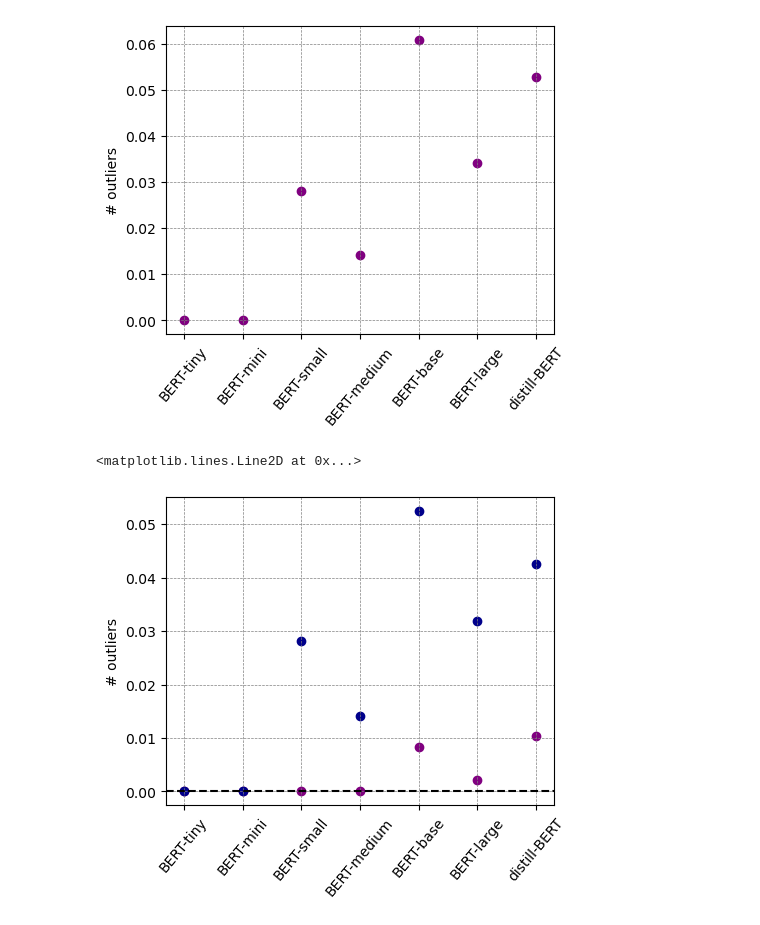
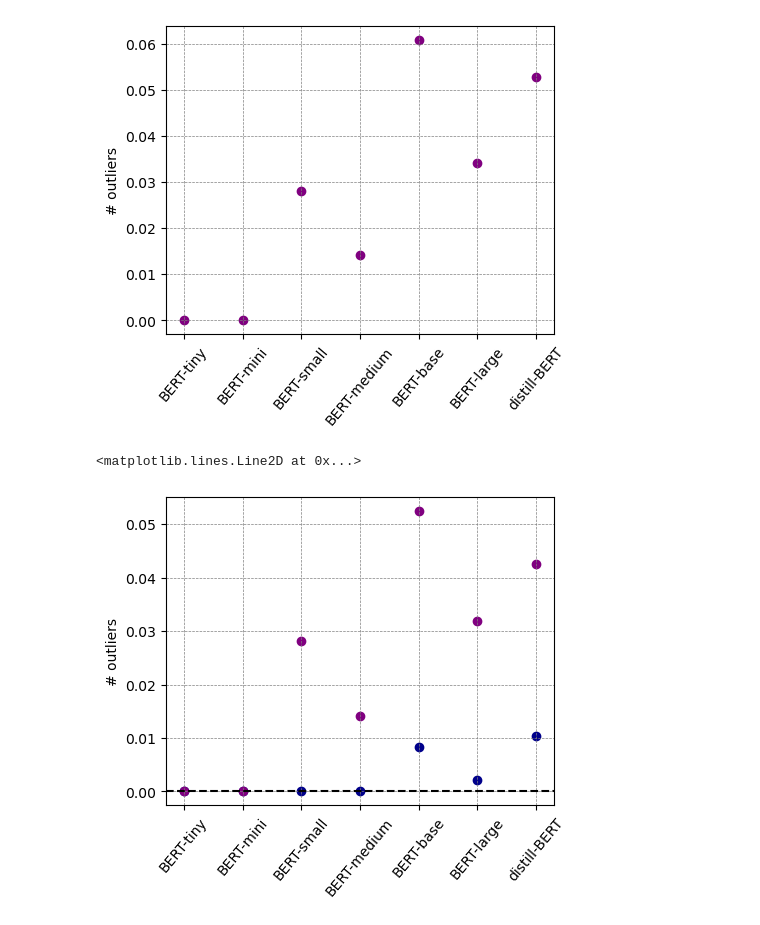
Before and after one commit to matteosaponati/attention-geometry, a Jupyter notebook: scripts/language-models/symmetry-score-pretrained/BERT.ipynb, the cells around one changed output. Cells and saved outputs as stored; diff of their text form; code cells hidden in the pictures.

Commit message:
update scripts for new visualization tool

```diff
--- a/scripts/language-models/symmetry-score-pretrained/BERT.ipynb
+++ b/scripts/language-models/symmetry-score-pretrained/BERT.ipynb
@@ -46,6 +16,8 @@ if os.path.isfile(dir):
         models = pickle.load(file)
 else: models = {}
 # %%
+path = ["encoder.layer[", "].attention.self.query.weight", "].attention.self.key.weight"]
+
 'BERT tiny (l = 2, d = 128, h = 2 ; 4.40M parameters)'
 dh = 64
 l = 2
@@ -53,7 +25,7 @@ d = 128
 h = d // dh
 
 model = AutoModel.from_pretrained("google/bert_uncased_L-2_H-128_A-2")
-score_List= get_scores(d, l, h, dh, model)
+score_List= get_scores(d, l, h, dh, model, path)
 models['BERT-tiny'] = [l, d, h, dh, score_List]
 
 'BERT mini (l = 4, d = 256, h = 4 ; 11.3M parameters)'
@@ -63,7 +35,7 @@ d = 256
 h = d // dh
 
 model = AutoModel.from_pretrained("google/bert_uncased_L-4_H-256_A-4")
-score_List= get_scores(d, l, h, dh, model)
+score_List= get_scores(d, l, h, dh, model, path)
 models['BERT-mini'] = [l, d, h, dh, score_List]
 
 'BERT small (l = 4, d = 512, h = 8 ; 29.1M parameters)'
@@ -73,7 +45,7 @@ d = 512
 h = d // dh
 
 model = AutoModel.from_pretrained("google/bert_uncased_L-4_H-512_A-8")
-score_List= get_scores(d, l, h, dh, model)
+score_List= get_scores(d, l, h, dh, model, path)
 models['BERT-small'] = [l, d, h, dh, score_List]
 
 'BERT medium (l = 8, d = 512, h = 8 ; 41.7M parameters)'
@@ -83,7 +55,7 @@ d = 512
 h = d // dh
 
 model = AutoModel.from_pretrained("google/bert_uncased_L-8_H-512_A-8")
-score_List= get_scores(d, l, h, dh, model)
+score_List= get_scores(d, l, h, dh, model, path)
 models['BERT-medium'] = [l, d, h, dh, score_List]
 
 'BERT base (l = 12, d = 768, h = 12 ; 110M parameters)'
@@ -93,7 +65,7 @@ d = 768
 h = d // dh
 
 model = BertModel.from_pretrained("bert-base-uncased")
-score_List= get_scores(d, l, h, dh, model)
+score_List= get_scores(d, l, h, dh, model, path)
 models['BERT-base'] = [l, d, h, dh, score_List]
 
 'BERT large (l = 24, d = 1024, h = 16 ; 340M parameters)'
@@ -103,8 +75,10 @@ d = 1024
 h = d // dh
 
 model = BertModel.from_pretrained("bert-large-uncased")
-score_List= get_scores(d, l, h, dh, model)
+score_List= get_scores(d, l, h, dh, model, path)
 models['BERT-large'] = [l, d, h, dh, score_List]
+
+path = ["transformer.layer[", "].attention.q_lin.weight", "].attention.k_lin.weight"]
 
 'DistillBERT base model (l = 6, d = 768, h = 12 ; tot num parameters 66M)'
 dh = 64
@@ -112,7 +86,7 @@ l = 6
 d = 768
 h = d // dh
 model = DistilBertModel.from_pretrained("distilbert-base-uncased")
-score_List= get_scores_distill(d, l, h, dh, model)
+score_List= get_scores(d, l, h, dh, model, path)
 models['distill-BERT'] = [l, d, h, dh, score_List]
 # %%
 'save'
@@ -198,25 +172,25 @@ plt.xticks(rotation = 50)
 # %%
 ## percentage of outliers visualization
 
 with open(dir, 'rb') as file:
     models = pickle.load(file)
 
 SList = [models[key][-1].flatten() for key in list(models.keys())]
 names = list(models.keys())
 
 plt.figure(figsize=(5,4))
 
 for i, model in enumerate(SList):
 
     outliers = count_outliers(SList[i].flatten())
-    plt.scatter(i, outliers[outliers < .5].sum() / SList[i].size, color='purple')
-    plt.scatter(i, outliers[outliers > .5].sum() / SList[i].size, color='darkblue')
+    plt.scatter(i, outliers[outliers < .5].sum() / SList[i].size, color='darkblue')
+    plt.scatter(i, outliers[outliers > .5].sum() / SList[i].size, color='purple')
 
 plt.grid(color = 'gray', linestyle = '--', linewidth = 0.5)
 plt.ylabel('# outliers')
 plt.xticks(np.arange(len(names)),names)
 plt.xticks(rotation = 50)
 plt.axhline(y = .0,color='k',linestyle='dashed')
 # %% [output]
 <matplotlib.lines.Line2D at 0x...>
-[figure, old version]
+[figure, new version]
```
Also changed, not shown: parts of 2 cells of this notebook, 2 other files.
